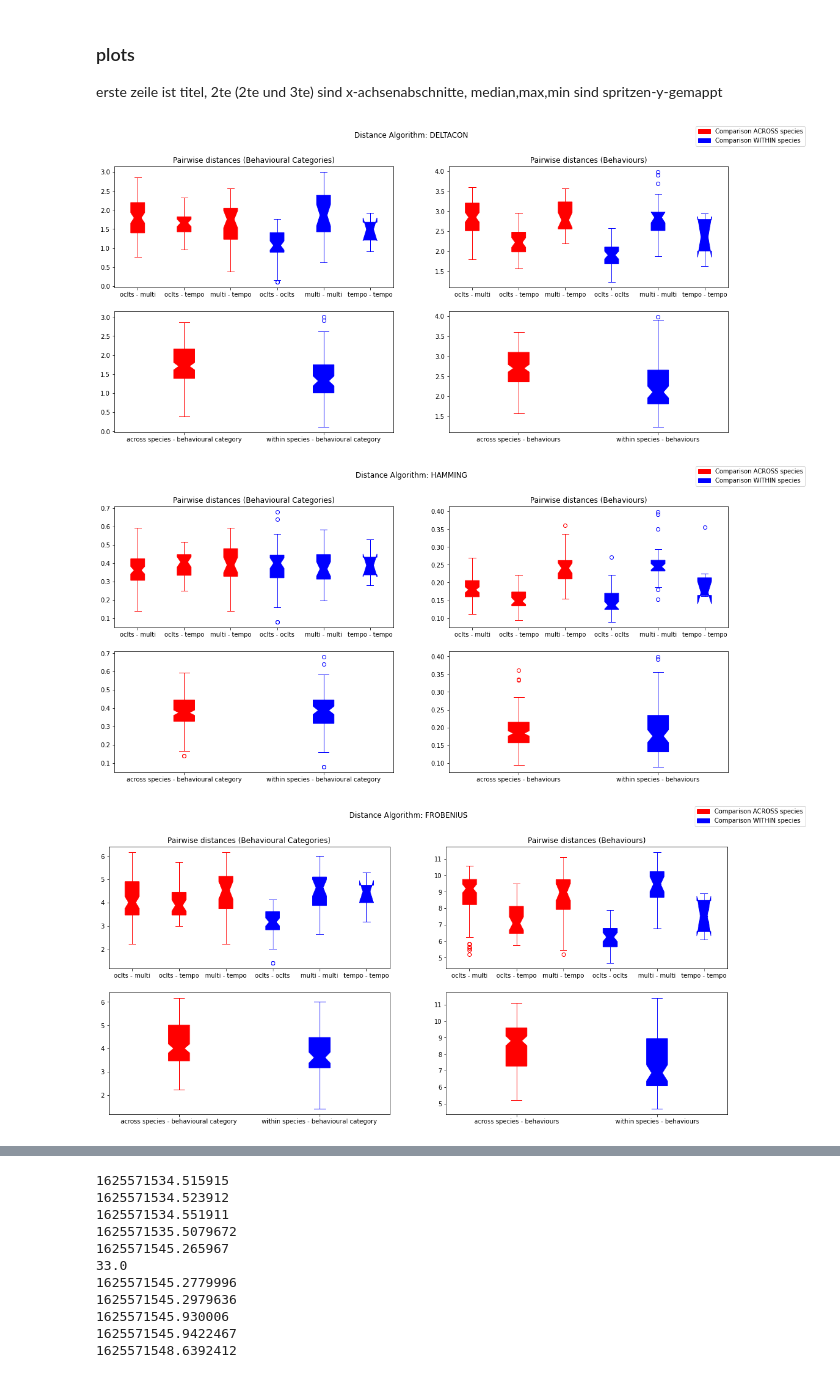
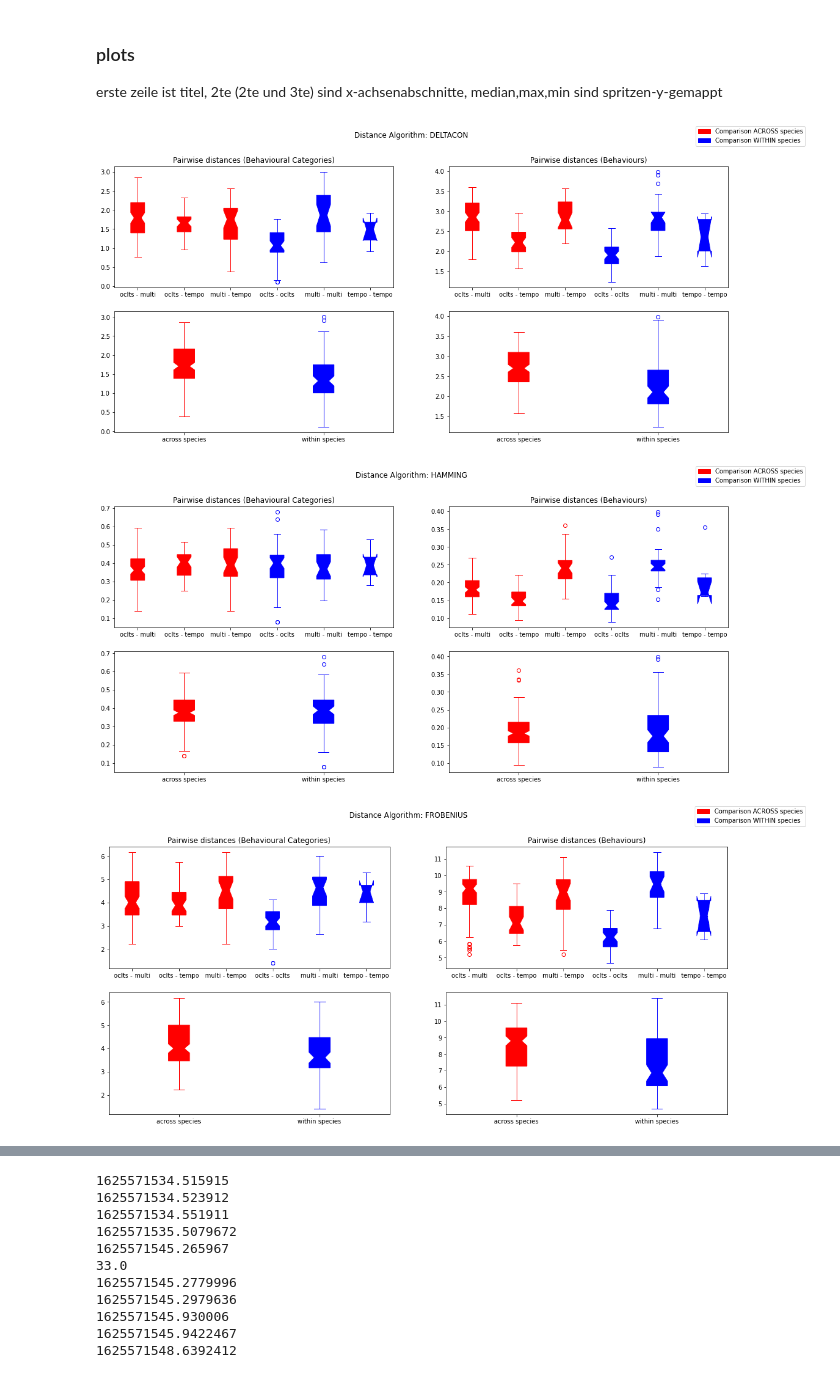
Before and after one commit to nicolkraus/AnalyzeBehavior, a Jupyter notebook: Investigating network similarity.ipynb, the cells around one changed output, grey strips where cells are left out. Cells and saved outputs as stored; diff of their text form; code cells hidden in the pictures.

```diff
--- a/Investigating network similarity.ipynb
+++ b/Investigating network similarity.ipynb
@@ -389,7 +419,7 @@ for alg in algs:
     i=0
     while (i < len(bhvr_df)):
         data.append(bhvr_df.iloc[i]['results'])
-        labels.append(bhvr_df.iloc[i]['data'] + " - " +bhvr_df.iloc[i]['type'])
+        labels.append(bhvr_df.iloc[i]['data'])
         i = i+1
 
     #behaviour data gen
@@ -399,7 +429,7 @@ for alg in algs:
     i=0
     while (i < len(bhvr_df)):
         data_bhvr.append(bhvr_df.iloc[i]['results'])
-        labels_bhvr.append(bhvr_df.iloc[i]['data'] + " - " +bhvr_df.iloc[i]['type'])
+        labels_bhvr.append(bhvr_df.iloc[i]['data'])
         i = i+1
 
 
@@ -426,33 +456,33 @@ for alg in algs:
     #general behaviour plot
     c = 'red'
     axs[1,1].boxplot(data_bhvr[:1], positions=[1], notch=True, patch_artist=True,
             boxprops=dict(facecolor=c, color=c),
             capprops=dict(color=c),
             whiskerprops=dict(color=c),
             flierprops=dict(color=c, markeredgecolor=c),
             medianprops=dict(color=c),
             )
     c='blue'
     axs[1,1].boxplot(data_bhvr[1:], positions=[2], notch=True, patch_artist=True,
             boxprops=dict(facecolor=c, color=c),
             capprops=dict(color=c),
             whiskerprops=dict(color=c),
             flierprops=dict(color=c, markeredgecolor=c),
             medianprops=dict(color=c),
             )
 
     axs[1,1].set_xticklabels(labels_bhvr)
 
 
 
 
     # Adding title and legend
     red_patch = mpatches.Patch(color='red', label='Comparison ACROSS species')
     blue_patch = mpatches.Patch(color='blue', label='Comparison WITHIN species')
     fig.legend(handles=[red_patch, blue_patch])
     # show plot
     plt.show()
 # %% [output]
-[figure, old version]
+[figure, new version]
-[figure, old version]
+[figure, new version]
-[figure, old version]
+[figure, new version]
```
Also changed, not shown: parts of 7 cells of this notebook.
